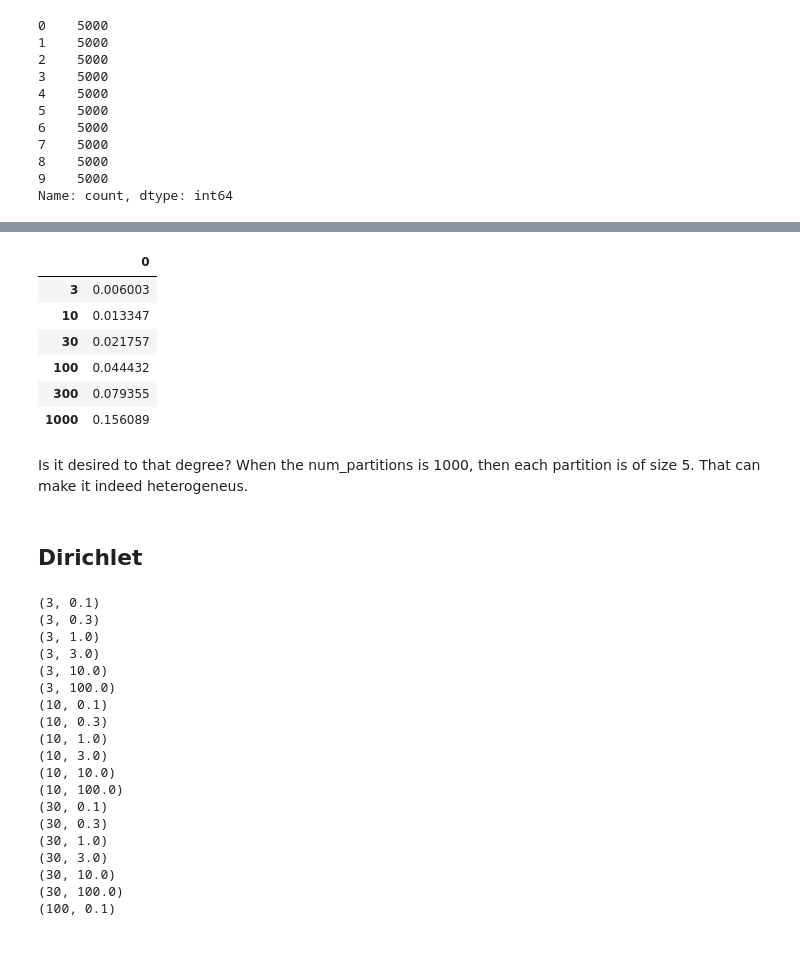
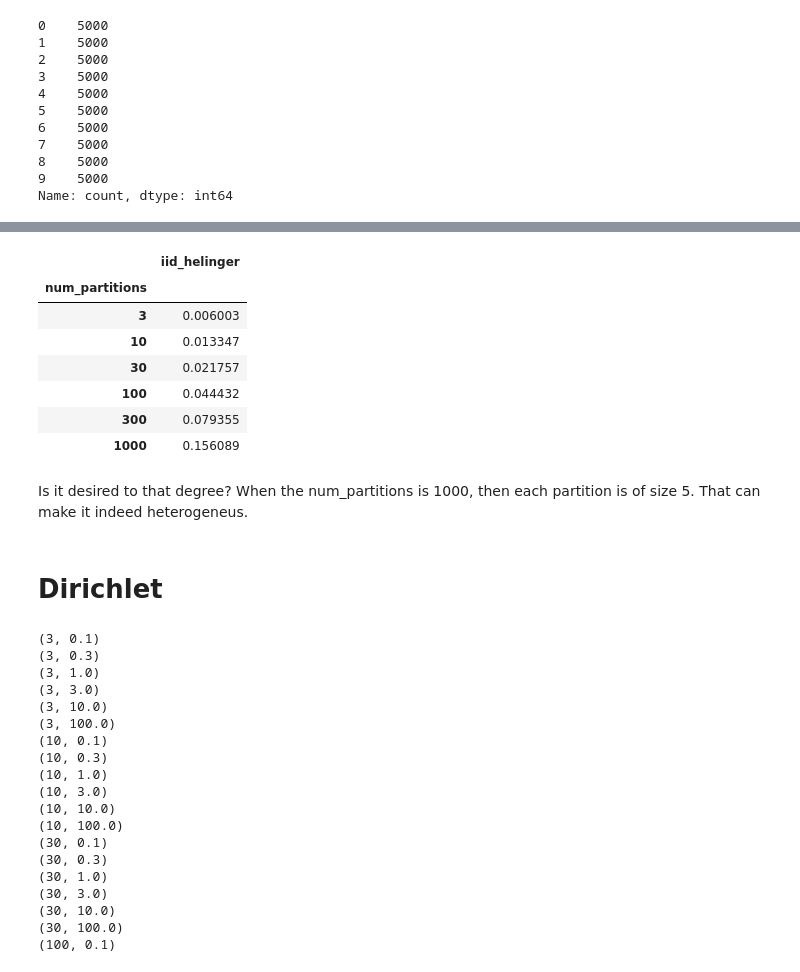
Before and after one commit to adam-narozniak/FL-heterogeneity, a Jupyter notebook: heterogeneity/notebooks/ExplorationHellinger.ipynb, the cells around one changed output, grey strips where cells are left out. Cells and saved outputs as stored; diff of their text form; code cells hidden in the pictures.

```diff
--- a/heterogeneity/notebooks/ExplorationHellinger.ipynb
+++ b/heterogeneity/notebooks/ExplorationHellinger.ipynb
@@ -59,17 +77,20 @@ pd.Series(num_partitions_to_cifar_iid_hellinger_distance).to_frame().style.backg
-# %%
-pd.Series(num_partitions_to_cifar_iid_hellinger_distance).to_frame().style.background_gradient()
-# %% [output]
-|  | 0 |
-| 3 | 0.006003 |
-| 10 | 0.013347 |
-| 30 | 0.021757 |
-| 100 | 0.044432 |
-| 300 | 0.079355 |
-| 1000 | 0.156089 |
+# %%
+iid_helinger_results = pd.Series(num_partitions_to_cifar_iid_hellinger_distance, name="iid_helinger").to_frame().style.background_gradient()
+iid_helinger_results.index.name = "num_partitions"
+iid_helinger_results
+# %% [output]
+|  | iid_helinger |
+| num_partitions |  |
+| 3 | 0.006003 |
+| 10 | 0.013347 |
+| 30 | 0.021757 |
+| 100 | 0.044432 |
+| 300 | 0.079355 |
+| 1000 | 0.156089 |
 # %% [markdown]
 Is it desired to that degree? When the num_partitions is 1000, then each partition is of size 5. That can make it indeed heterogeneus.
 # %% [markdown]
-## Dirichlet
+# Dirichlet
 # %%
 # Example usage
 num_partitions = 10
```
Also changed, not shown: parts of 13 cells of this notebook.
